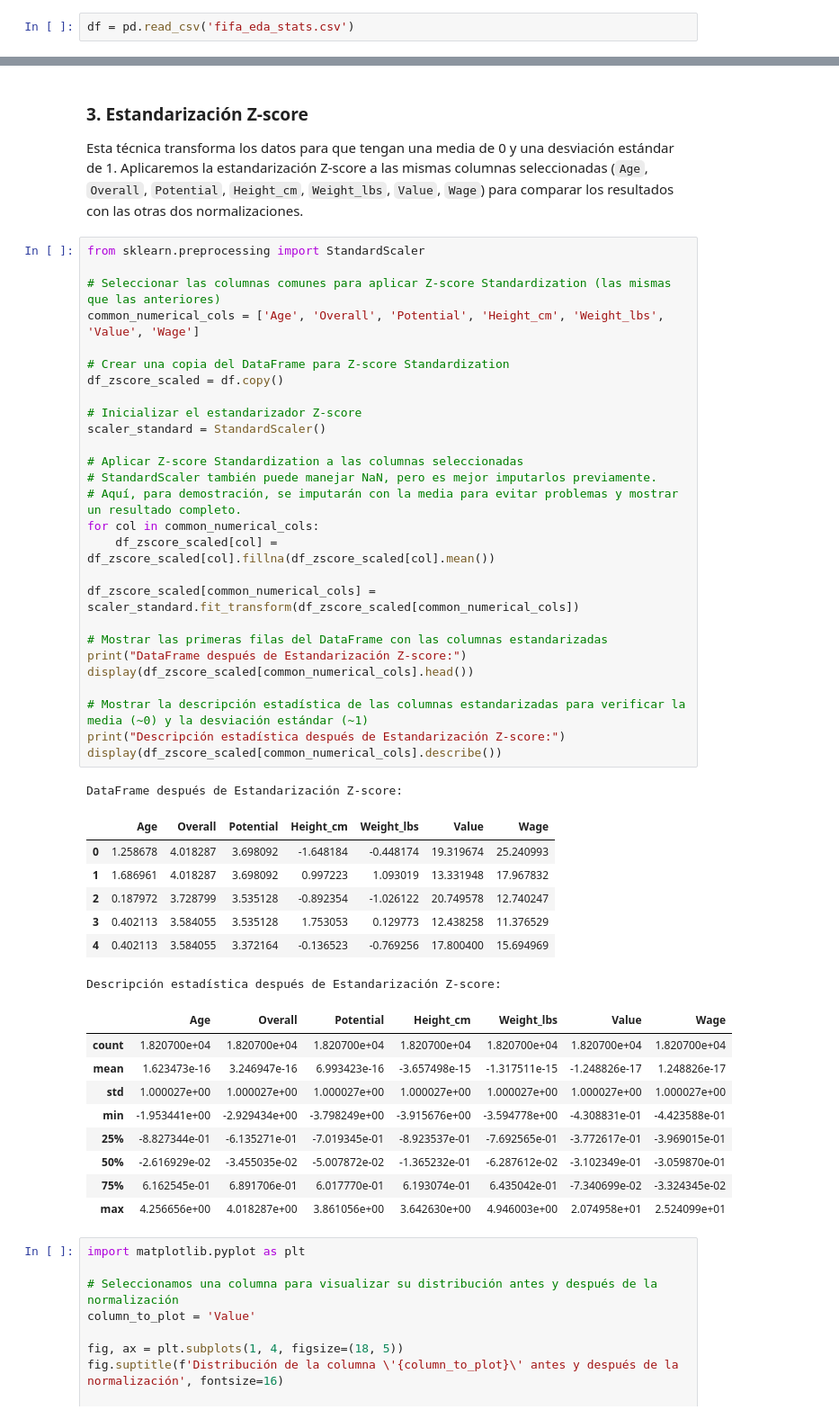
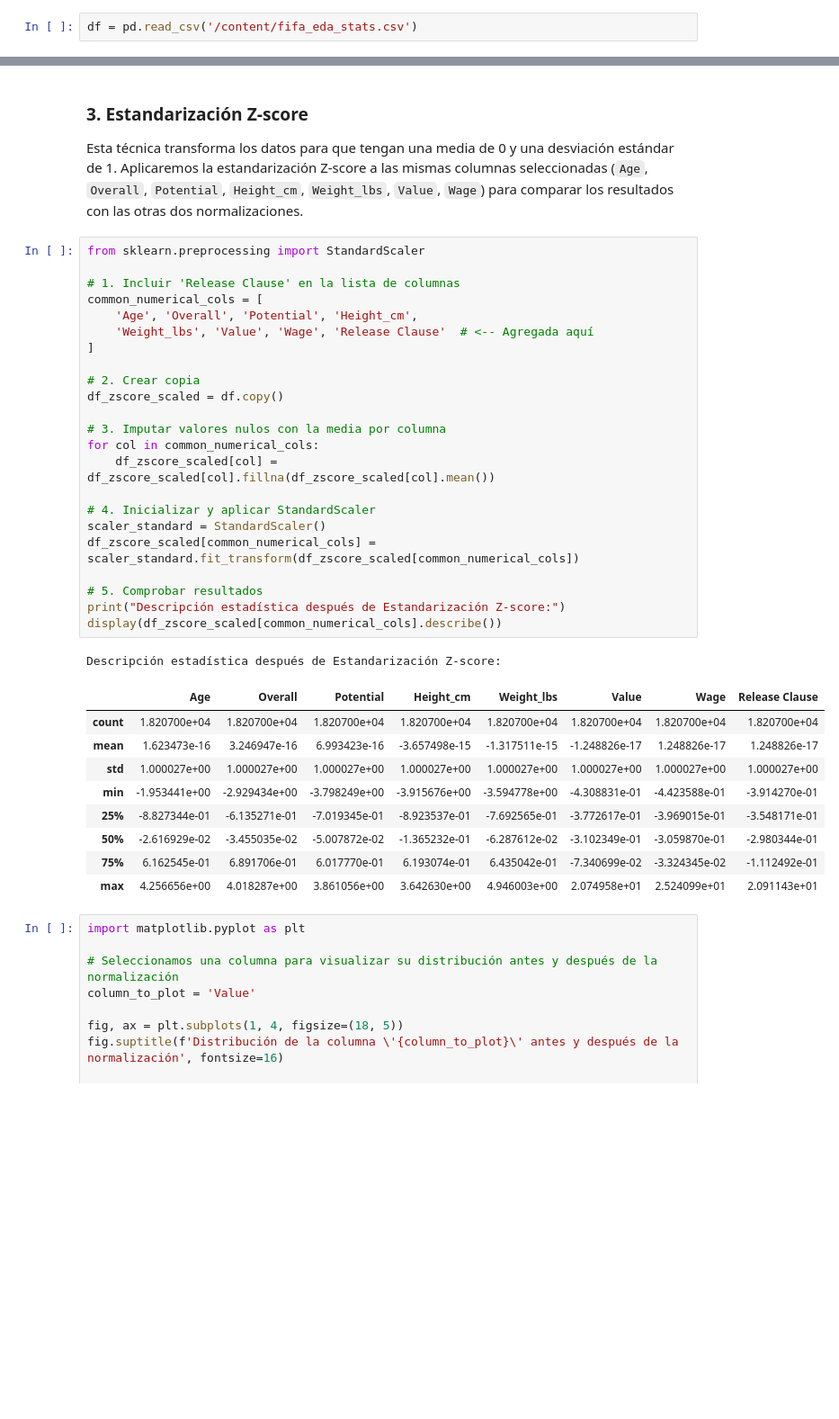
Before and after one commit to Racsok/mineria, a Jupyter notebook: analisis_datasets/Perfilado_de_datasetsMineria_fifa.ipynb, the cells around one changed output, grey strips where cells are left out. Shown at 90% size. Cells and saved outputs as stored; diff of their text form; blank space fills up the shorter version.

```diff
--- a/analisis_datasets/Perfilado_de_datasetsMineria_fifa.ipynb
+++ b/analisis_datasets/Perfilado_de_datasetsMineria_fifa.ipynb
@@ -18,7 +27,7 @@ print("pandas", pd.__version__)
 # %% [markdown]
 #FIFA
 # %%
-df = pd.read_csv('fifa_eda_stats.csv')
+df = pd.read_csv('/content/fifa_eda_stats.csv')
 # %%
 """Limpieza de valores de dinero"""
 def convert_value_to_numeric(value_str):
@@ -1089,48 +1136,37 @@ Esta técnica transforma los datos para que tengan una media de 0 y una desviaci
 # %%
 from sklearn.preprocessing import StandardScaler
 
-# Seleccionar las columnas comunes para aplicar Z-score Standardization (las mismas que las anteriores)
-common_numerical_cols = ['Age', 'Overall', 'Potential', 'Height_cm', 'Weight_lbs', 'Value', 'Wage']
+# 1. Incluir 'Release Clause' en la lista de columnas
+common_numerical_cols = [
+    'Age', 'Overall', 'Potential', 'Height_cm',
+    'Weight_lbs', 'Value', 'Wage', 'Release Clause'  # <-- Agregada aquí
+]
 
-# Crear una copia del DataFrame para Z-score Standardization
+# 2. Crear copia
 df_zscore_scaled = df.copy()
 
-# Inicializar el estandarizador Z-score
-scaler_standard = StandardScaler()
-
-# Aplicar Z-score Standardization a las columnas seleccionadas
-# StandardScaler también puede manejar NaN, pero es mejor imputarlos previamente.
-# Aquí, para demostración, se imputarán con la media para evitar problemas y mostrar un resultado completo.
+# 3. Imputar valores nulos con la media por columna
 for col in common_numerical_cols:
     df_zscore_scaled[col] = df_zscore_scaled[col].fillna(df_zscore_scaled[col].mean())
 
+# 4. Inicializar y aplicar StandardScaler
+scaler_standard = StandardScaler()
 df_zscore_scaled[common_numerical_cols] = scaler_standard.fit_transform(df_zscore_scaled[common_numerical_cols])
 
-# Mostrar las primeras filas del DataFrame con las columnas estandarizadas
-print("DataFrame después de Estandarización Z-score:")
-display(df_zscore_scaled[common_numerical_cols].head())
-
-# Mostrar la descripción estadística de las columnas estandarizadas para verificar la media (~0) y la desviación estándar (~1)
+# 5. Comprobar resultados
 print("Descripción estadística después de Estandarización Z-score:")
 display(df_zscore_scaled[common_numerical_cols].describe())
 # %% [output]
-DataFrame después de Estandarización Z-score:
+Descripción estadística después de Estandarización Z-score:
-|  | Age | Overall | Potential | Height_cm | Weight_lbs | Value | Wage |
-| 0 | 1.258678 | 4.018287 | 3.698092 | -1.648184 | -0.448174 | 19.319674 | 25.240993 |
-| 1 | 1.686961 | 4.018287 | 3.698092 | 0.997223 | 1.093019 | 13.331948 | 17.967832 |
-| 2 | 0.187972 | 3.728799 | 3.535128 | -0.892354 | -1.026122 | 20.749578 | 12.740247 |
-| 3 | 0.402113 | 3.584055 | 3.535128 | 1.753053 | 0.129773 | 12.438258 | 11.376529 |
-| 4 | 0.402113 | 3.584055 | 3.372164 | -0.136523 | -0.769256 | 17.800400 | 15.694969 |
+|  | Age | Overall | Potential | Height_cm | Weight_lbs | Value | Wage | Release Clause |
+| count | 1.820700e+04 | 1.820700e+04 | 1.820700e+04 | 1.820700e+04 | 1.820700e+04 | 1.820700e+04 | 1.820700e+04 | 1.820700e+04 |
+| mean | 1.623473e-16 | 3.246947e-16 | 6.993423e-16 | -3.657498e-15 | -1.317511e-15 | -1.248826e-17 | 1.248826e-17 | 1.248826e-17 |
+| std | 1.000027e+00 | 1.000027e+00 | 1.000027e+00 | 1.000027e+00 | 1.000027e+00 | 1.000027e+00 | 1.000027e+00 | 1.000027e+00 |
+| min | -1.953441e+00 | -2.929434e+00 | -3.798249e+00 | -3.915676e+00 | -3.594778e+00 | -4.308831e-01 | -4.423588e-01 | -3.914270e-01 |
+| 25% | -8.827344e-01 | -6.135271e-01 | -7.019345e-01 | -8.923537e-01 | -7.692565e-01 | -3.772617e-01 | -3.969015e-01 | -3.548171e-01 |
+| 50% | -2.616929e-02 | -3.455035e-02 | -5.007872e-02 | -1.365232e-01 | -6.287612e-02 | -3.102349e-01 | -3.059870e-01 | -2.980344e-01 |
+| 75% | 6.162545e-01 | 6.891706e-01 | 6.017770e-01 | 6.193074e-01 | 6.435042e-01 | -7.340699e-02 | -3.324345e-02 | -1.112492e-01 |
+| max | 4.256656e+00 | 4.018287e+00 | 3.861056e+00 | 3.642630e+00 | 4.946003e+00 | 2.074958e+01 | 2.524099e+01 | 2.091143e+01 |
-Descripción estadística después de Estandarización Z-score:
-|  | Age | Overall | Potential | Height_cm | Weight_lbs | Value | Wage |
-| count | 1.820700e+04 | 1.820700e+04 | 1.820700e+04 | 1.820700e+04 | 1.820700e+04 | 1.820700e+04 | 1.820700e+04 |
-| mean | 1.623473e-16 | 3.246947e-16 | 6.993423e-16 | -3.657498e-15 | -1.317511e-15 | -1.248826e-17 | 1.248826e-17 |
-| std | 1.000027e+00 | 1.000027e+00 | 1.000027e+00 | 1.000027e+00 | 1.000027e+00 | 1.000027e+00 | 1.000027e+00 |
-| min | -1.953441e+00 | -2.929434e+00 | -3.798249e+00 | -3.915676e+00 | -3.594778e+00 | -4.308831e-01 | -4.423588e-01 |
-| 25% | -8.827344e-01 | -6.135271e-01 | -7.019345e-01 | -8.923537e-01 | -7.692565e-01 | -3.772617e-01 | -3.969015e-01 |
-| 50% | -2.616929e-02 | -3.455035e-02 | -5.007872e-02 | -1.365232e-01 | -6.287612e-02 | -3.102349e-01 | -3.059870e-01 |
-| 75% | 6.162545e-01 | 6.891706e-01 | 6.017770e-01 | 6.193074e-01 | 6.435042e-01 | -7.340699e-02 | -3.324345e-02 |
-| max | 4.256656e+00 | 4.018287e+00 | 3.861056e+00 | 3.642630e+00 | 4.946003e+00 | 2.074958e+01 | 2.524099e+01 |
 # %%
 import matplotlib.pyplot as plt
 
```
Also changed, not shown: parts of 9 cells of this notebook, 1 other file.
